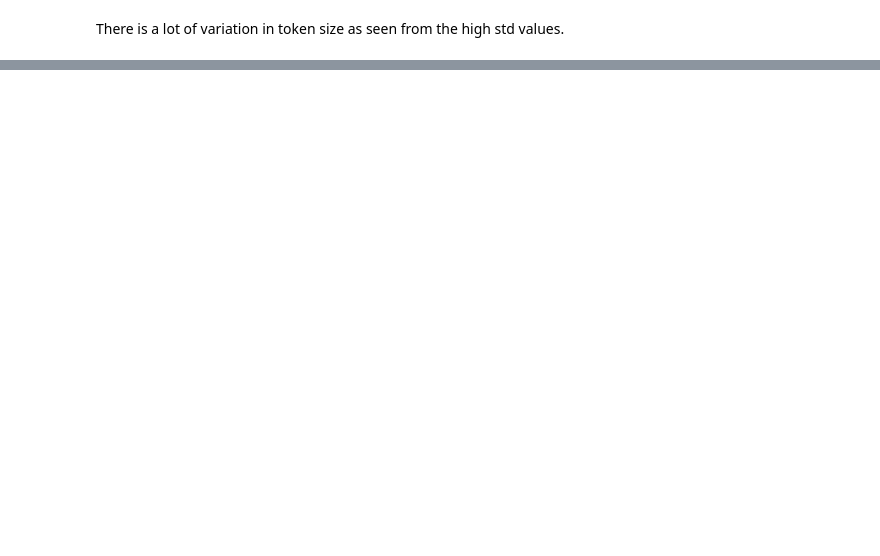
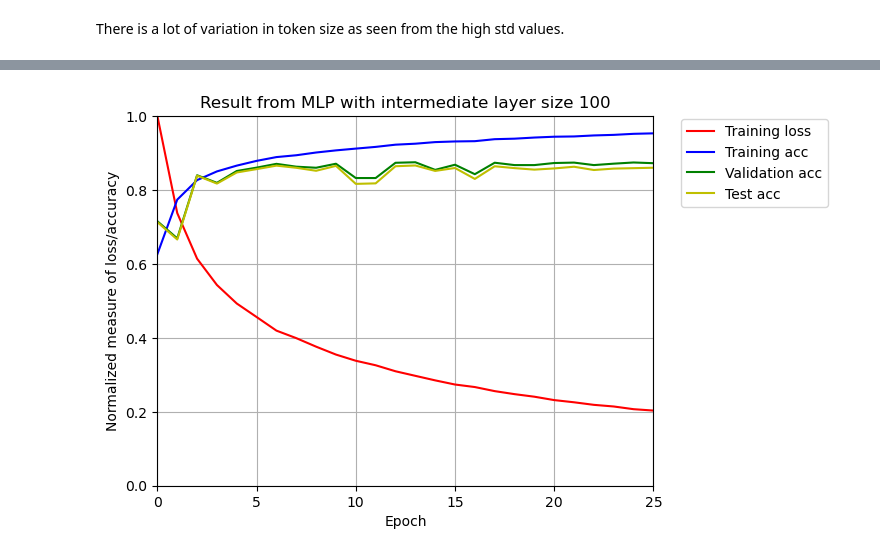
Before and after one commit to mohitydv09/nlp, a Jupyter notebook: hw1.ipynb, the cells around one changed output, grey strips where cells are left out. Cells and saved outputs as stored; diff of their text form; code cells hidden in the pictures; blank space fills up the shorter version.

```diff
--- a/hw1.ipynb
+++ b/hw1.ipynb
@@ -222,12 +222,12 @@ class imdbDataset(Dataset):
         return text_indices, number_of_tokens, label
 # %%
 ## Define hyperparameters
-BATCH_SIZE = 32
+BATCH_SIZE = 16
 EMBED_DIM = 32
 NUM_CLASS = 2
 
 ## Set Seed
-torch.manual_seed(42)
+torch.manual_seed(39)
 torch.backends.cudnn.deterministic = True
 torch.backends.cudnn.benchmark = False
 # %%
@@ -477,0 +413,21 @@ def test_func(test_loader):
+# %%
+### Training Loop for MLP with 100 dim. of intermedialte layer.
+N_EPOCHS = 26
+
+lossMLP = []
+accuracyMLP = []
+val_accuracyMLP = []
+test_accuracyMLP = []
+
+for epoch in range(N_EPOCHS):
+    train_loss, train_acc = train_func(train_loader, modelMLP, criterionMLP, optimizerMLP, schedulerMLP)
+    val_loss, val_acc = val_func(val_loader, modelMLP, criterionMLP)
+    test_loss, test_acc = val_func(test_loader, modelMLP, criterionMLP)
+
+    print(f'Epoch {epoch + 1} \tTrain Loss: {train_loss:.3f} | Train Acc: {train_acc*100:.2f}% | Val. Acc: {val_acc*100:.2f} | Test. Acc: {test_acc*100:.2f}%')
+
+    lossMLP.append(train_loss)
+    accuracyMLP.append(train_acc)
+    val_accuracyMLP.append(val_acc)
+    test_accuracyMLP.append(test_acc)
+print(f"\nFinished Training, final accuracy on test data is : {test_accuracyMLP[-1]*100:.2f}%")
@@ -477,0 +452,18 @@ def test_func(test_loader):
+# %%
+## Plot the loss and accuracy
+plt.xlabel("Epoch")
+plt.ylabel("Normalized measure of loss/accuracy")
+x_len = list(range(len(accuracyMLP)))
+
+plt.axis([0,max(x_len),0,1])
+plt.title("Result from MLP with intermediate layer size 100")
+lossMLP = np.asarray(lossMLP)/max(lossMLP)
+plt.plot(x_len, lossMLP, 'r', label='Training loss')
+plt.plot(x_len, accuracyMLP, 'b', label='Training acc')
+plt.plot(x_len, val_accuracyMLP, 'g', label='Validation acc')
+plt.plot(x_len, test_accuracyMLP, 'y', label='Test acc')
+plt.grid(True)
+plt.legend(bbox_to_anchor=(1.05, 1), loc=2, borderaxespad=0.2)
+plt.show()
+# %% [output]
+[figure, added]
```
Also changed, not shown: parts of 45 cells of this notebook.
